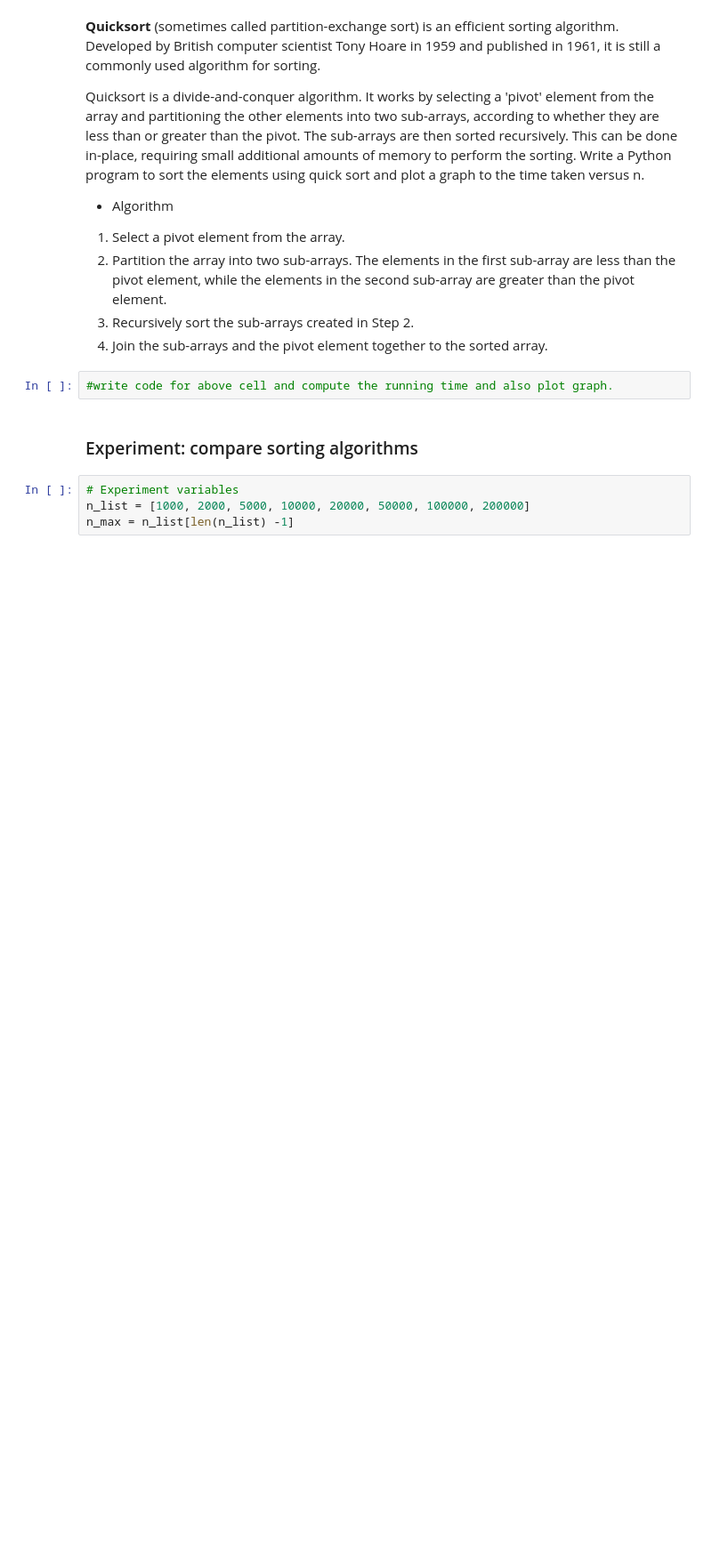
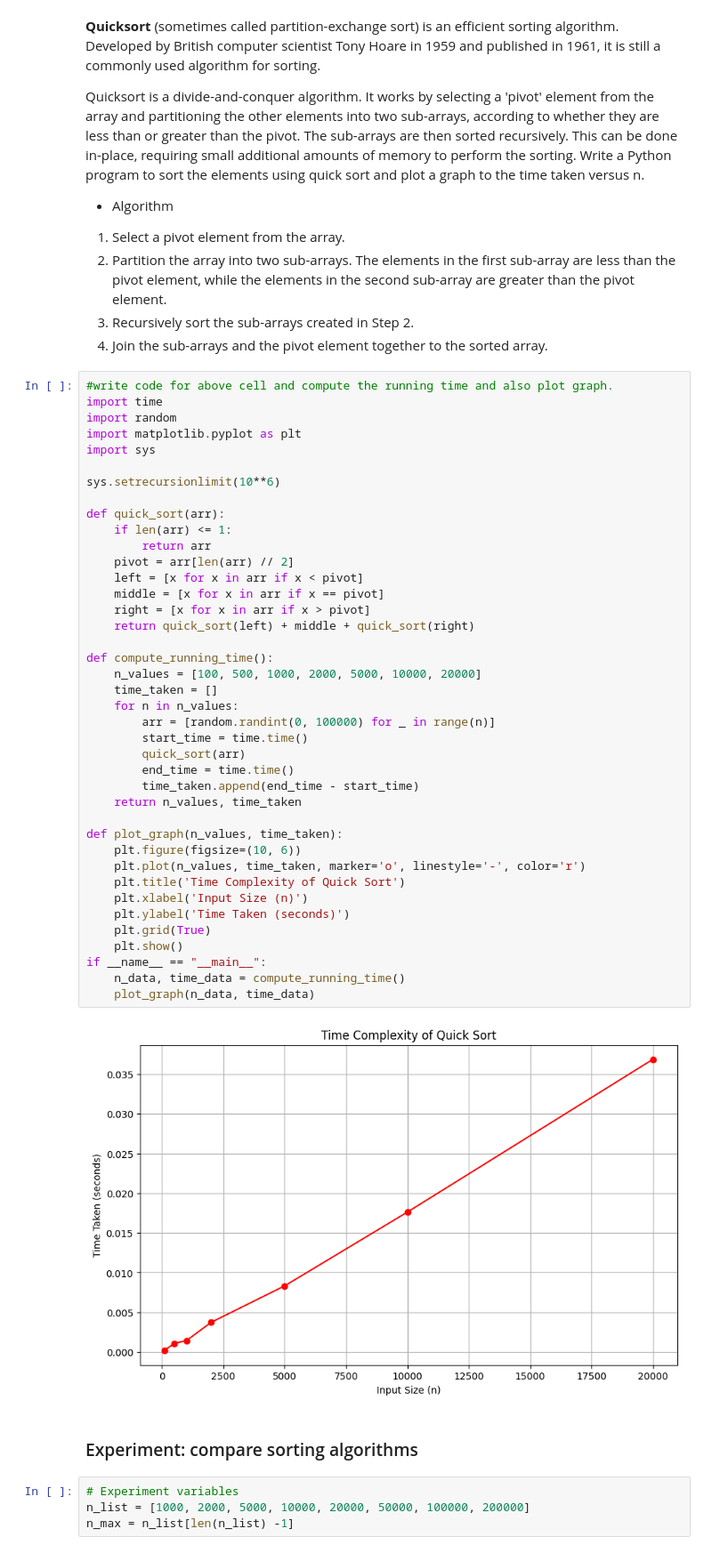
Before and after one commit to avipareta29/Avi-Pareta, a Jupyter notebook: Lab_5.ipynb, the cells around one changed output. Shown at 89% size. Saved outputs shown, nothing was run; the diff lists cells and outputs as text; blank space fills up the shorter version.

```diff
--- a/Lab_5.ipynb
+++ b/Lab_5.ipynb
@@ -35,8 +153,48 @@ Write a Python program to sort the elements using quick sort and plot a graph to
 2.	Partition the array into two sub-arrays. The elements in the first sub-array are less than the pivot element, while the elements in the second sub-array are greater than the pivot element.
 3.	Recursively sort the sub-arrays created in Step 2.
 4.	Join the sub-arrays and the pivot element together to	the sorted array.
-# %%
-#write code for above cell and compute the running time and also plot graph.
+# %%
+#write code for above cell and compute the running time and also plot graph.
+import time
+import random
+import matplotlib.pyplot as plt
+import sys
+
+sys.setrecursionlimit(10**6)
+
+def quick_sort(arr):
+    if len(arr) <= 1:
+        return arr
+    pivot = arr[len(arr) // 2]
+    left = [x for x in arr if x < pivot]
+    middle = [x for x in arr if x == pivot]
+    right = [x for x in arr if x > pivot]
+    return quick_sort(left) + middle + quick_sort(right)
+
+def compute_running_time():
+    n_values = [100, 500, 1000, 2000, 5000, 10000, 20000]
+    time_taken = []
+    for n in n_values:
+        arr = [random.randint(0, 100000) for _ in range(n)]
+        start_time = time.time()
+        quick_sort(arr)
+        end_time = time.time()
+        time_taken.append(end_time - start_time)
+    return n_values, time_taken
+
+def plot_graph(n_values, time_taken):
+    plt.figure(figsize=(10, 6))
+    plt.plot(n_values, time_taken, marker='o', linestyle='-', color='r')
+    plt.title('Time Complexity of Quick Sort')
+    plt.xlabel('Input Size (n)')
+    plt.ylabel('Time Taken (seconds)')
+    plt.grid(True)
+    plt.show()
+if __name__ == "__main__":
+    n_data, time_data = compute_running_time()
+    plot_graph(n_data, time_data)
+# %% [output]
+[figure, added]
 # %% [markdown]
 ### Experiment: compare sorting algorithms
 # %%
```
Also changed, not shown: parts of 5 cells of this notebook.
